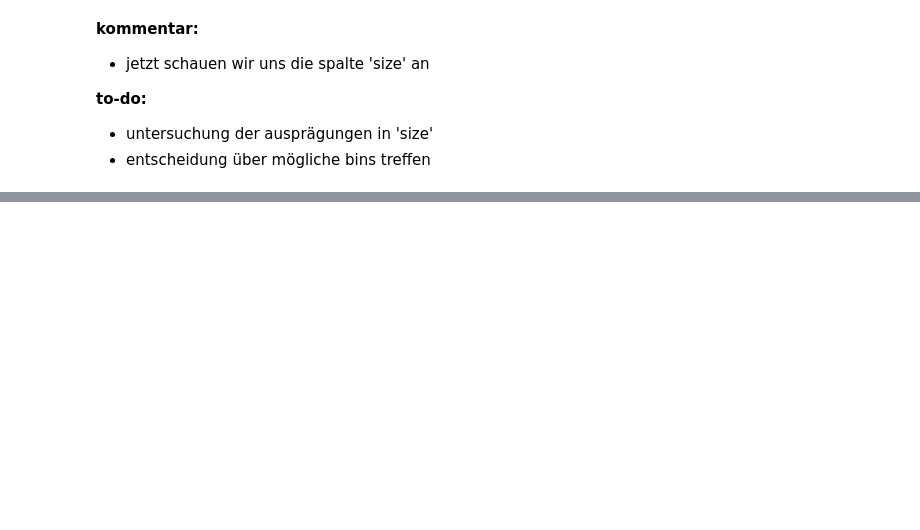
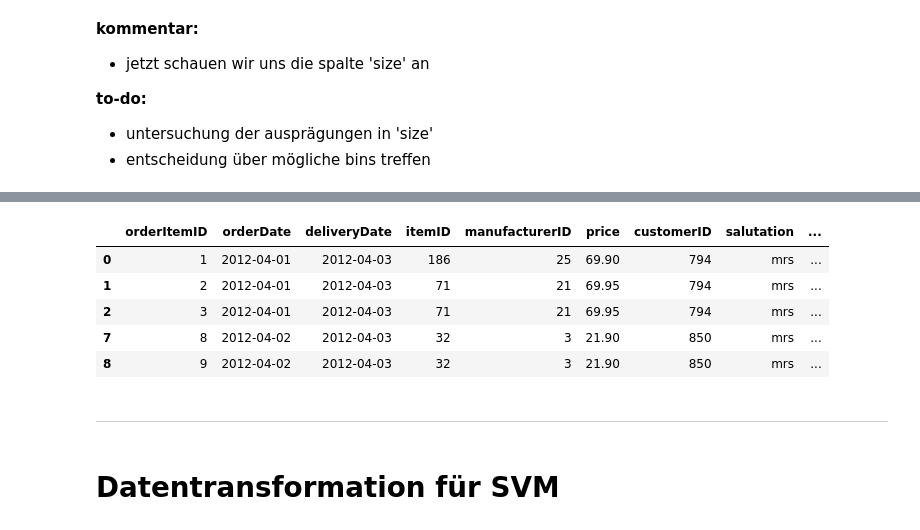
Before and after one commit to Dom1n1kD/master_hsh_ki, a Jupyter notebook: exam_data_mining_cup/exam_dmc_2014.ipynb, the cells around one changed output, grey strips where cells are left out. Cells and saved outputs as stored; diff of their text form; code cells hidden in the pictures; blank space fills up the shorter version.

```diff
--- a/exam_data_mining_cup/exam_dmc_2014.ipynb
+++ b/exam_data_mining_cup/exam_dmc_2014.ipynb
@@ -755,0 +769,17 @@ df['state_loc'] = df['state'].map(reverse_mapping)
+# %%
+df['account_age_at_order'] = (df['orderDate'] - df['creationDate'])
+# %%
+df = df.drop(columns=['creationDate'])
+# %%
+df.head()
+# %% [output]
+|  | orderItemID | orderDate | deliveryDate | itemID | manufacturerID | price | customerID | salutation | ... |
+| 0 | 1 | 2012-04-01 | 2012-04-03 | 186 | 25 | 69.90 | 794 | mrs | ... |
+| 1 | 2 | 2012-04-01 | 2012-04-03 | 71 | 21 | 69.95 | 794 | mrs | ... |
+| 2 | 3 | 2012-04-01 | 2012-04-03 | 71 | 21 | 69.95 | 794 | mrs | ... |
+| 7 | 8 | 2012-04-02 | 2012-04-03 | 32 | 3 | 21.90 | 850 | mrs | ... |
+| 8 | 9 | 2012-04-02 | 2012-04-03 | 32 | 3 | 21.90 | 850 | mrs | ... |
+# %% [markdown]
+___
+# %% [markdown]
+# Datentransformation für SVM
```
Also changed, not shown: parts of 11 cells of this notebook, 1 other file.
